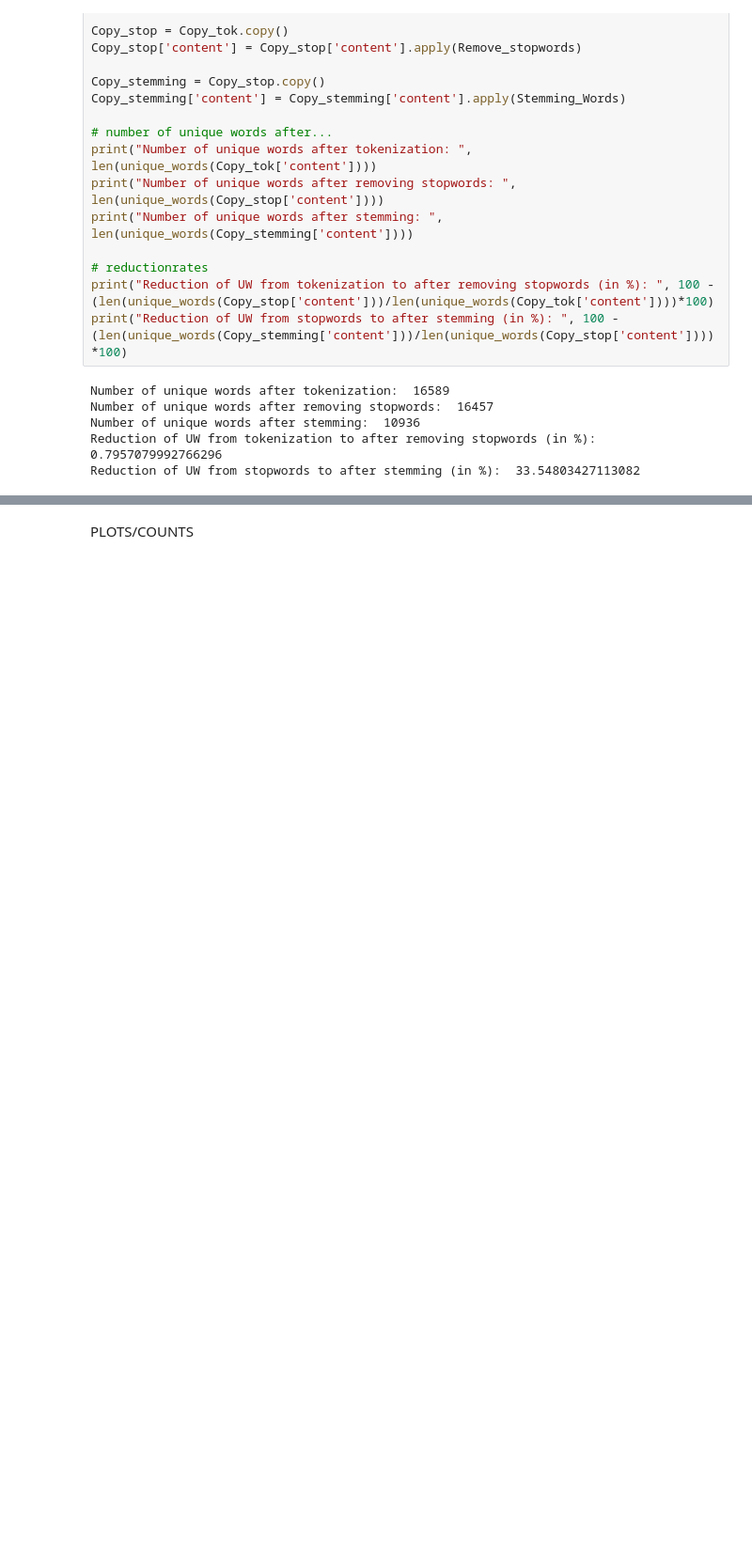
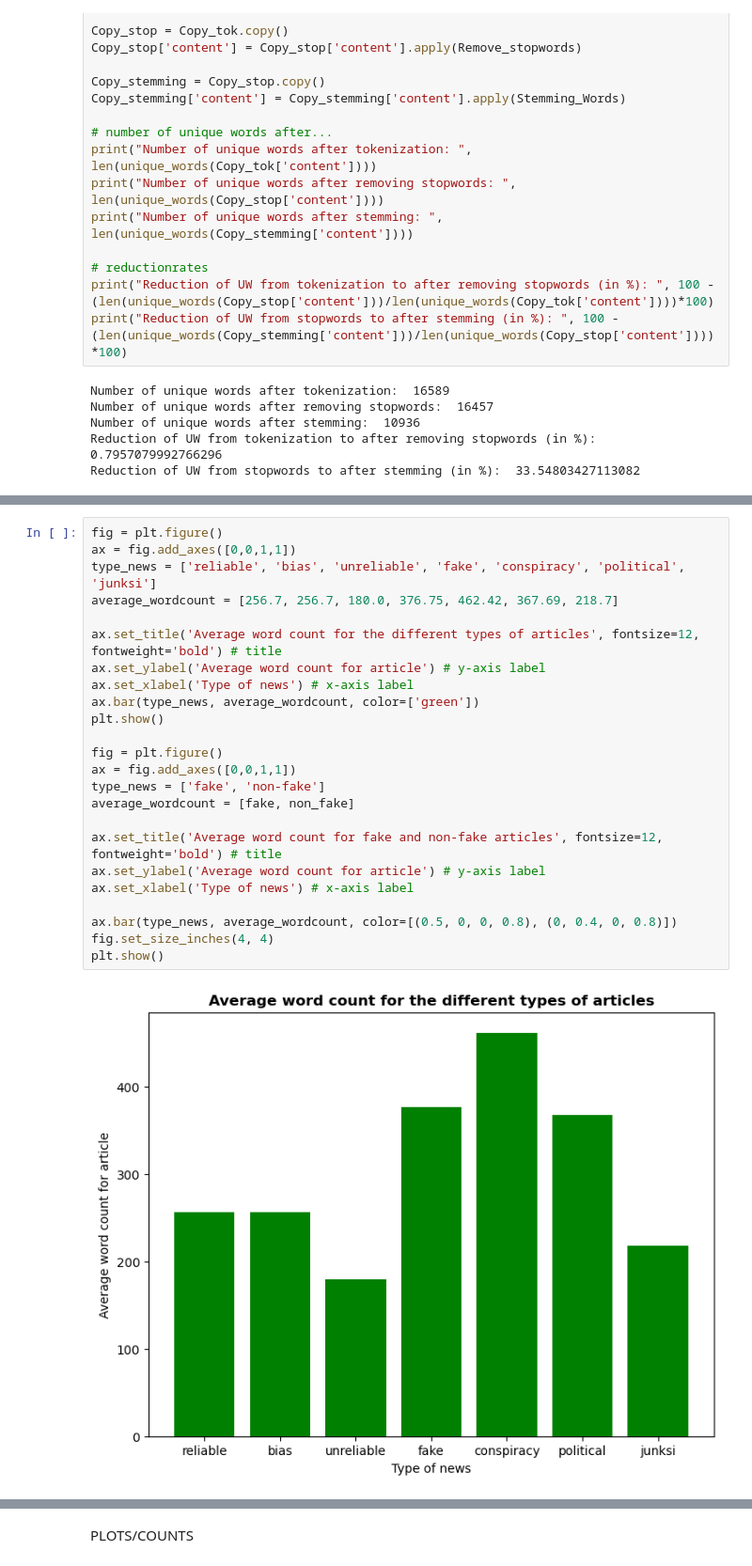
Before and after one commit to htr177/Group-8, a Jupyter notebook: FakeNewsProject.ipynb, the cells around one changed output, grey strips where cells are left out. Shown at 94% size. Drawn from its saved outputs; the diff is of its cells as text; blank space fills up the shorter version.

```diff
--- a/FakeNewsProject.ipynb
+++ b/FakeNewsProject.ipynb
@@ -141,0 +234,26 @@ Reduction of UW from stopwords to after stemming (in %):  33.54803427113082
+# %%
+fig = plt.figure()
+ax = fig.add_axes([0,0,1,1])
+type_news = ['reliable', 'bias', 'unreliable', 'fake', 'conspiracy', 'political', 'junksi']
+average_wordcount = [256.7, 256.7, 180.0, 376.75, 462.42, 367.69, 218.7]
+
+ax.set_title('Average word count for the different types of articles', fontsize=12, fontweight='bold') # title
+ax.set_ylabel('Average word count for article') # y-axis label
+ax.set_xlabel('Type of news') # x-axis label
+ax.bar(type_news, average_wordcount, color=['green'])
+plt.show()
+
+fig = plt.figure()
+ax = fig.add_axes([0,0,1,1])
+type_news = ['fake', 'non-fake']
+average_wordcount = [fake, non_fake]
+
+ax.set_title('Average word count for fake and non-fake articles', fontsize=12, fontweight='bold') # title
+ax.set_ylabel('Average word count for article') # y-axis label
+ax.set_xlabel('Type of news') # x-axis label
+
+ax.bar(type_news, average_wordcount, color=[(0.5, 0, 0, 0.8), (0, 0.4, 0, 0.8)])
+fig.set_size_inches(4, 4)
+plt.show()
+# %% [output]
+[figure, added]
```
Also changed, not shown: parts of 6 cells of this notebook.
